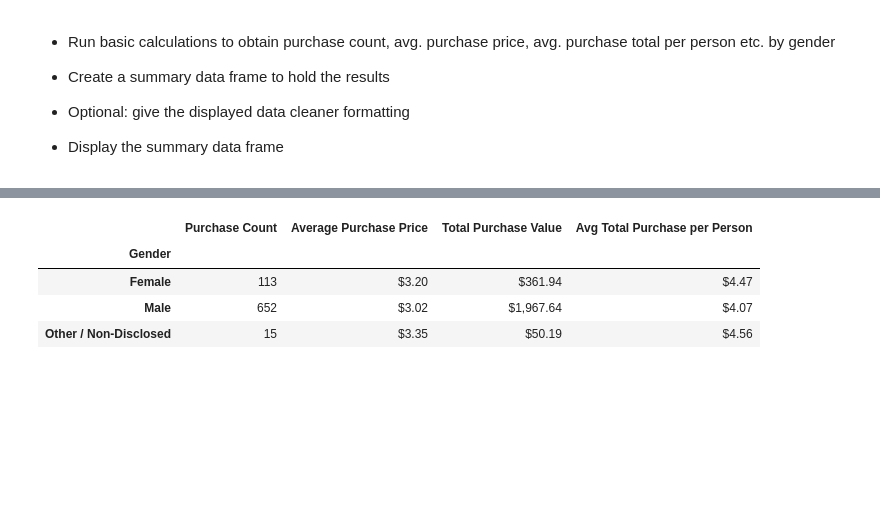
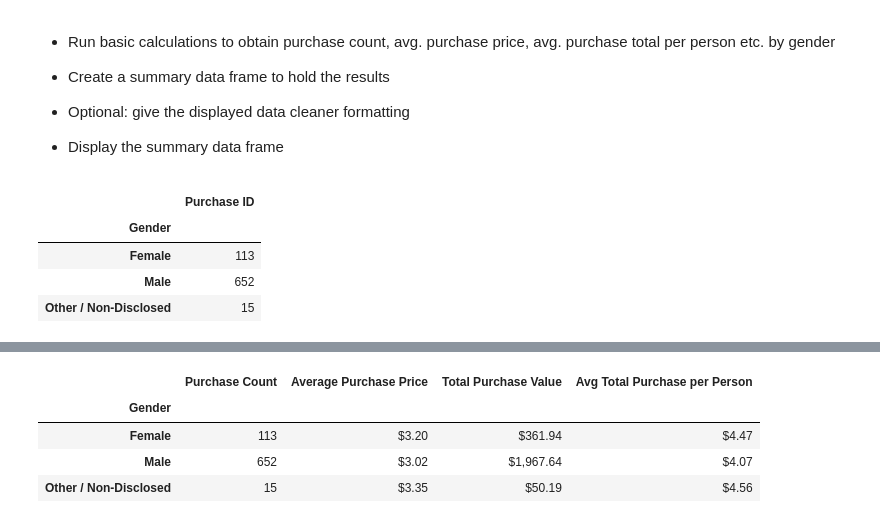
Before and after one commit to JMazick/pandas-challenge, a Jupyter notebook: HeroesOfPymoli/HeroesOfPymoli_starter.ipynb, the cells around one changed output, grey strips where cells are left out. Saved outputs shown, nothing was run; the diff lists cells and outputs as text; code cells hidden in the pictures; blank space fills up the shorter version.

```diff
--- a/HeroesOfPymoli/HeroesOfPymoli_starter.ipynb
+++ b/HeroesOfPymoli/HeroesOfPymoli_starter.ipynb
@@ -126,3 +126,13 @@ gender_df
 
 
 * Display the summary data frame
+# %%
+purchase_gender = purchase_data[['Purchase ID', 'Gender']]
+purchase_gender_count = purchase_gender.groupby('Gender').count()
+purchase_gender_count
+# %% [output]
+|  | Purchase ID |
+| Gender |  |
+| Female | 113 |
+| Male | 652 |
+| Other / Non-Disclosed | 15 |
```
Also changed, not shown: parts of 8 cells of this notebook.
